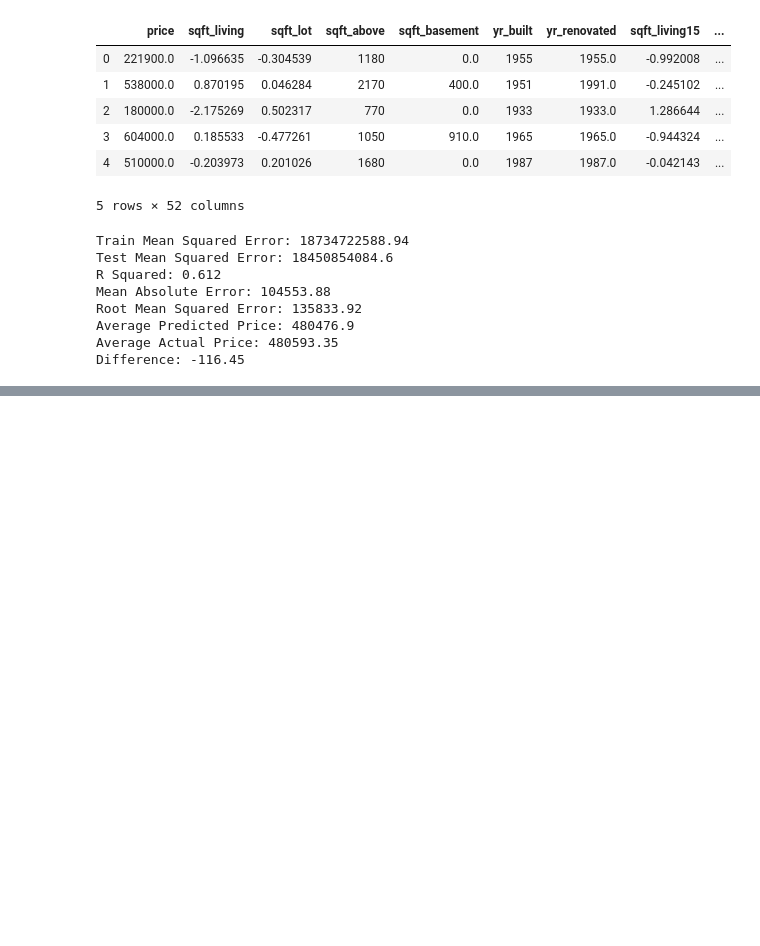
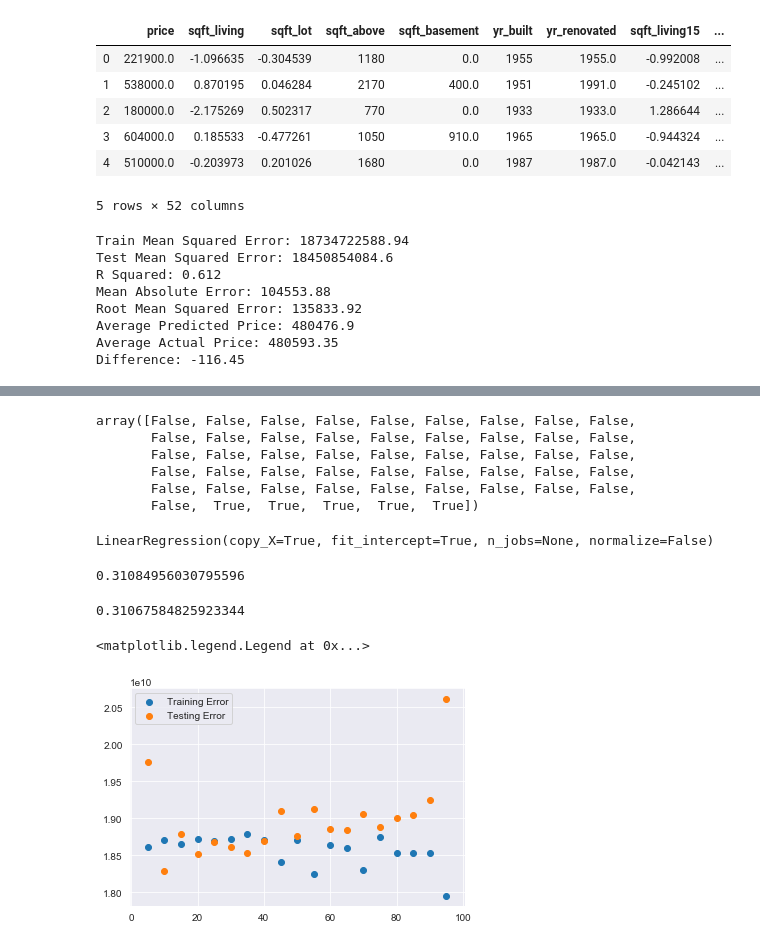
Before and after one commit to psuero1/house-sales-project, a Jupyter notebook: Iterative_Modeling.ipynb, the cells around one changed output, grey strips where cells are left out. Drawn from its saved outputs; the diff is of its cells as text; code cells hidden in the pictures; blank space fills up the shorter version.

Commit message:
cleaning up model

```diff
--- a/Iterative_Modeling.ipynb
+++ b/Iterative_Modeling.ipynb
@@ -93,3 +94,6 @@ Difference: -116.45
 # %%
 ## R-Squared of .61, but RSME is 135,833.92 meaning that my model is about $135,833 off of the price value of a home.
 # This will be my baseline as I start to look further into how to tighten this model up.
+# %%
+X = df.drop(['price'], axis=1)
+y = df['price']
@@ -95,0 +140,4 @@ Difference: -116.45
+# %%
+from sklearn.linear_model import LinearRegression
+linreg = LinearRegression()
+linreg.fit(X, y)
@@ -95,0 +282,18 @@ Difference: -116.45
+# %%
+# Selecting 5 most important features
+linreg = LinearRegression()
+selector = RFE(linreg, n_features_to_select = 5)
+selector = selector.fit(X, y.values.ravel()) # convert y to 1d np array to prevent DataConversionWarning
+selector.support_
+# %% [output]
+array([False, False, False, False, False, False, False, False, False,
+       False, False, False, False, False, False, False, False, False,
+       False, False, False, False, False, False, False, False, False,
+       False, False, False, False, False, False, False, False, False,
+       False, False, False, False, False, False, False, False, False,
+       False,  True,  True,  True,  True,  True])
+# %%
+selected_columns = X.columns[selector.support_ ]
+linreg.fit(X[selected_columns],y)
+# %% [output]
+LinearRegression(copy_X=True, fit_intercept=True, n_jobs=None, normalize=False)
@@ -95,0 +307,28 @@ Difference: -116.45
+# %%
+r_squared
+# %% [output]
+0.31084956030795596
+# %%
+adjusted_r_squared
+# %% [output]
+0.31067584825923344
+# %%
+import random
+random.seed(110)
+
+train_err = []
+test_err = []
+t_sizes = list(range(5,100,5))
+for t_size in t_sizes:
+    X_train, X_test, y_train, y_test = train_test_split(X, y, test_size=t_size/100)
+    linreg.fit(X_train, y_train)
+    y_hat_train = linreg.predict(X_train)
+    y_hat_test = linreg.predict(X_test)
+    train_err.append(mean_squared_error(y_train, y_hat_train))
+    test_err.append(mean_squared_error(y_test, y_hat_test))
+plt.scatter(t_sizes, train_err, label='Training Error')
+plt.scatter(t_sizes, test_err, label='Testing Error')
+plt.legend()
+# %% [output]
+<matplotlib.legend.Legend at 0x...>
+[figure, added]
```
Also changed, not shown: parts of 13 cells of this notebook.
